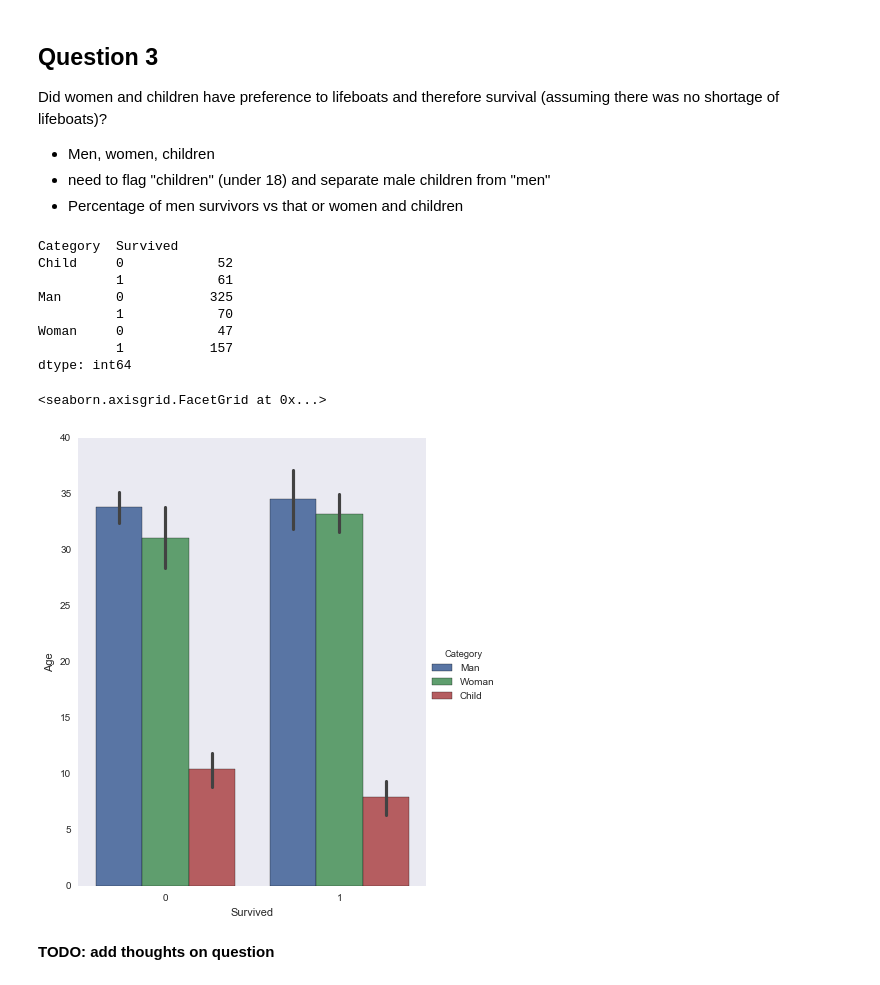
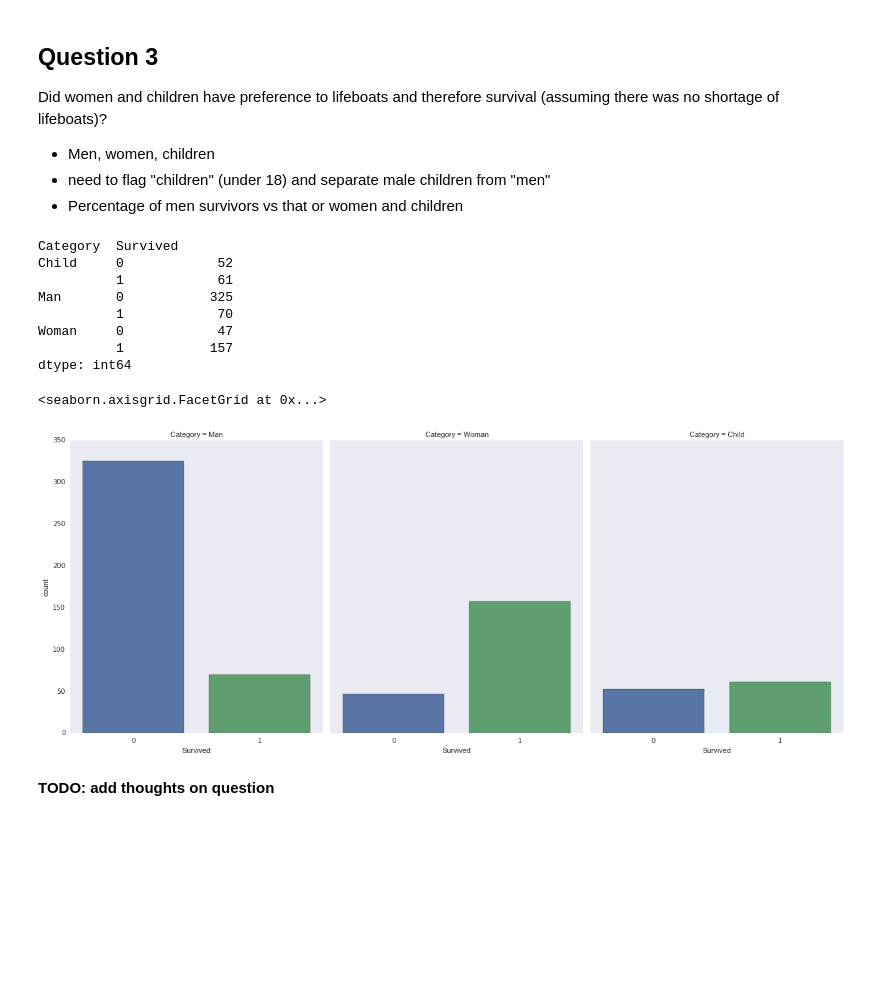
Before and after one commit to jasonicarter/udacity, a Jupyter notebook: P2_Titanic_Data_Analysis/TitanicData.ipynb, the cells around one changed output. Drawn from its saved outputs; the diff is of its cells as text; code cells hidden in the pictures; blank space fills up the shorter version.

Commit message:
updated graphs

```diff
--- a/P2_Titanic_Data_Analysis/TitanicData.ipynb
+++ b/P2_Titanic_Data_Analysis/TitanicData.ipynb
@@ -386,37 +391,35 @@ Did women and children have preference to lifeboats and therefore survival (assu
 # %%
 # Create Cateogry column, then categorize people
 titanic_data_age_cleaned.loc[
     ( (titanic_data_age_cleaned['Sex'] == 'female') &
     (titanic_data_age_cleaned['Age'] >= 18) ),
     'Category'] = 'Woman'
 
 titanic_data_age_cleaned.loc[
     ( (titanic_data_age_cleaned['Sex'] == 'male') &
     (titanic_data_age_cleaned['Age'] >= 18) ),
     'Category'] = 'Man'
 
 titanic_data_age_cleaned.loc[
     (titanic_data_age_cleaned['Age'] < 18),
     'Category'] = 'Child'
 
-titanic_data_age_cleaned.loc[:10]
+# Get the totals grouped by Men, Women and Children, and by survival
+print titanic_data_age_cleaned.groupby(['Category','Survived']).size()
 
-c = titanic_data_age_cleaned.groupby(['Category','Survived'])
-print c.size()
-
-# TODO: fix up graph and labels (need totals not Age on y axis)
-sns.factorplot(x="Survived", y="Age", hue='Category', data=titanic_data_age_cleaned, kind="bar", size=7, aspect=.8)
+# Graph - Compare survival count between Men, Women and Children
+sns.factorplot('Survived', col='Category', data=titanic_data_age_cleaned, kind='count', size=7, aspect=.8)
 # %% [output]
 Category  Survived
 Child     0            52
           1            61
 Man       0           325
           1            70
 Woman     0            47
           1           157
 dtype: int64
 <seaborn.axisgrid.FacetGrid at 0x...>
-[figure, old version]
+[figure, new version]
 # %% [markdown]
 **TODO: add thoughts on question**
 # %% [markdown]
```
Also changed, not shown: parts of 11 cells of this notebook.
